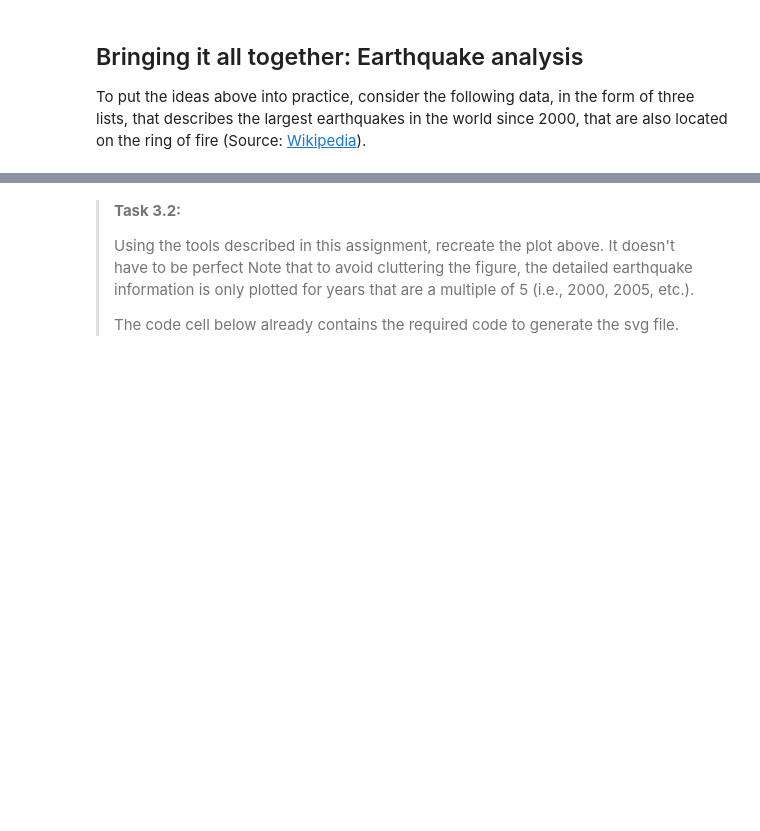
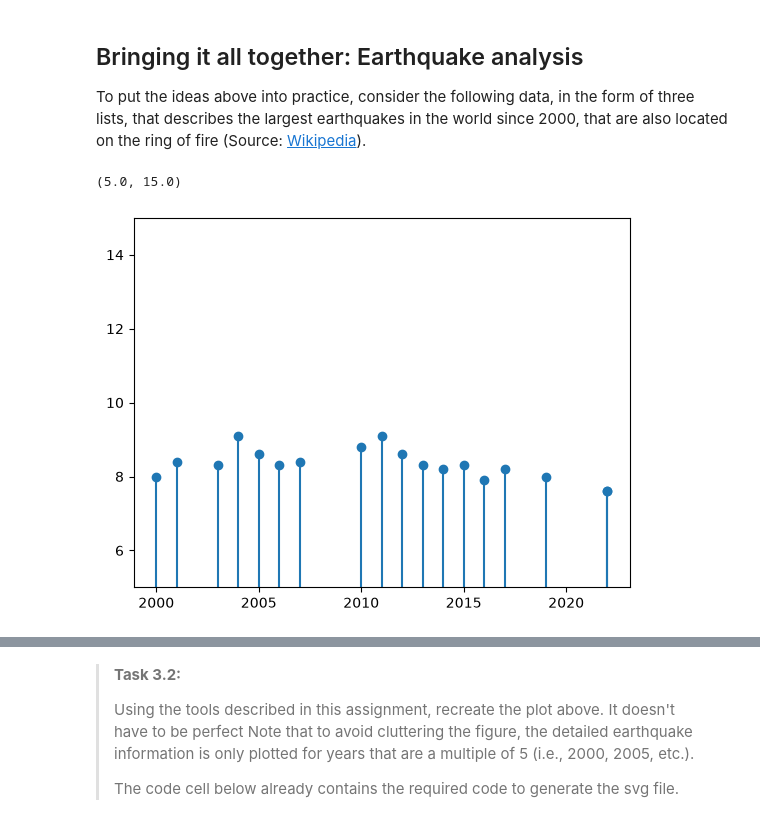
Before and after one commit to JJ-Lee12/PA2.3, a Jupyter notebook: 3_stem_plots.ipynb, the cells around one changed output, grey strips where cells are left out. Drawn from its saved outputs; the diff is of its cells as text; code cells hidden in the pictures; blank space fills up the shorter version.

```diff
--- a/3_stem_plots.ipynb
+++ b/3_stem_plots.ipynb
@@ -49,6 +51,12 @@ site = ['Japan, Hokkaidō',
         'Indonesia, Indian Ocean',
         'Indonesia, Simeulue',
         'Indonesia, Sumatra']
+# %%
+plt.stem(year, magn)
+plt.ylim(5,15)
+# %% [output]
+(5.0, 15.0)
+[figure, added]
 # %% [markdown]
 We can visualize the data in the following figure. Can you find an easy way to recreate this plot?
 
```
Also changed, not shown: parts of 3 cells of this notebook, 5 other files.
